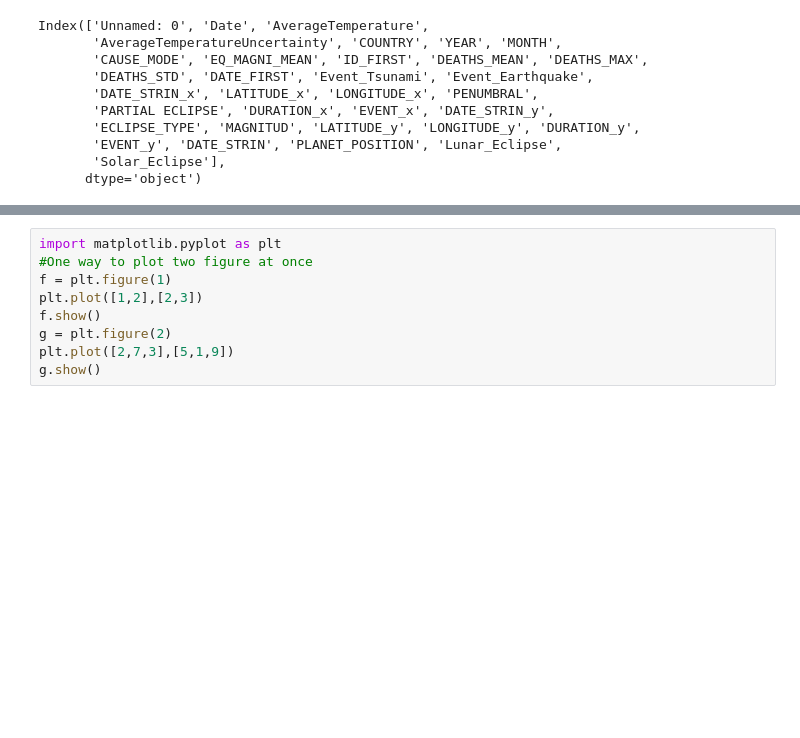
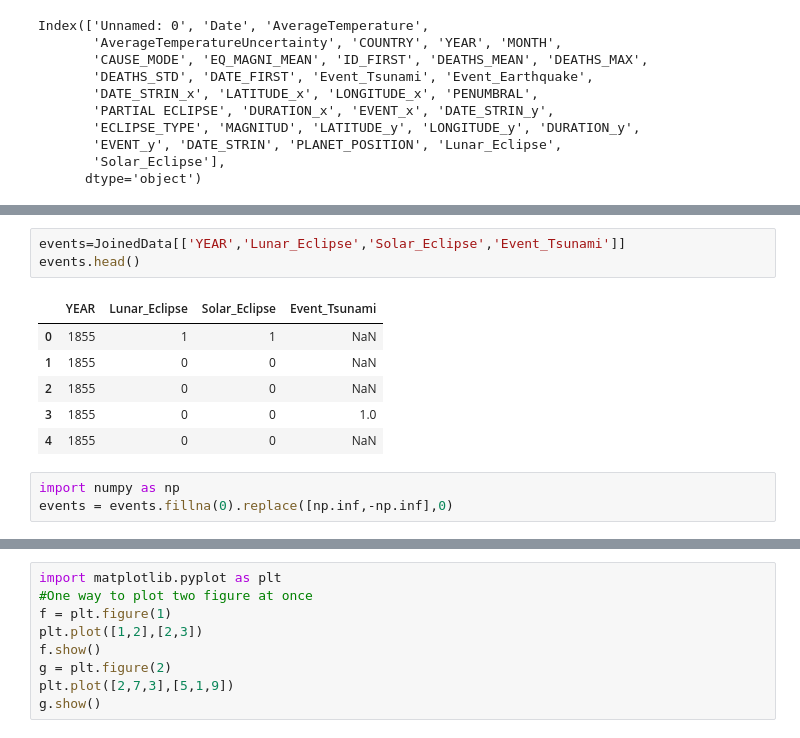
Before and after one commit to ImyPG/Natural-Disaster-Prediction, a Jupyter notebook: Interactive_visualization.ipynb, the cells around one changed output, grey strips where cells are left out. Cells and saved outputs as stored; diff of their text form; blank space fills up the shorter version.

```diff
--- a/Interactive_visualization.ipynb
+++ b/Interactive_visualization.ipynb
@@ -436,0 +441,13 @@ JoinedData.head()
+# %%
+events=JoinedData[['YEAR','Lunar_Eclipse','Solar_Eclipse','Event_Tsunami']]
+events.head()
+# %% [output]
+|  | YEAR | Lunar_Eclipse | Solar_Eclipse | Event_Tsunami |
+| 0 | 1855 | 1 | 1 | NaN |
+| 1 | 1855 | 0 | 0 | NaN |
+| 2 | 1855 | 0 | 0 | NaN |
+| 3 | 1855 | 0 | 0 | 1.0 |
+| 4 | 1855 | 0 | 0 | NaN |
+# %%
+import numpy as np
+events = events.fillna(0).replace([np.inf,-np.inf],0)
```
Also changed, not shown: parts of 11 cells of this notebook.
